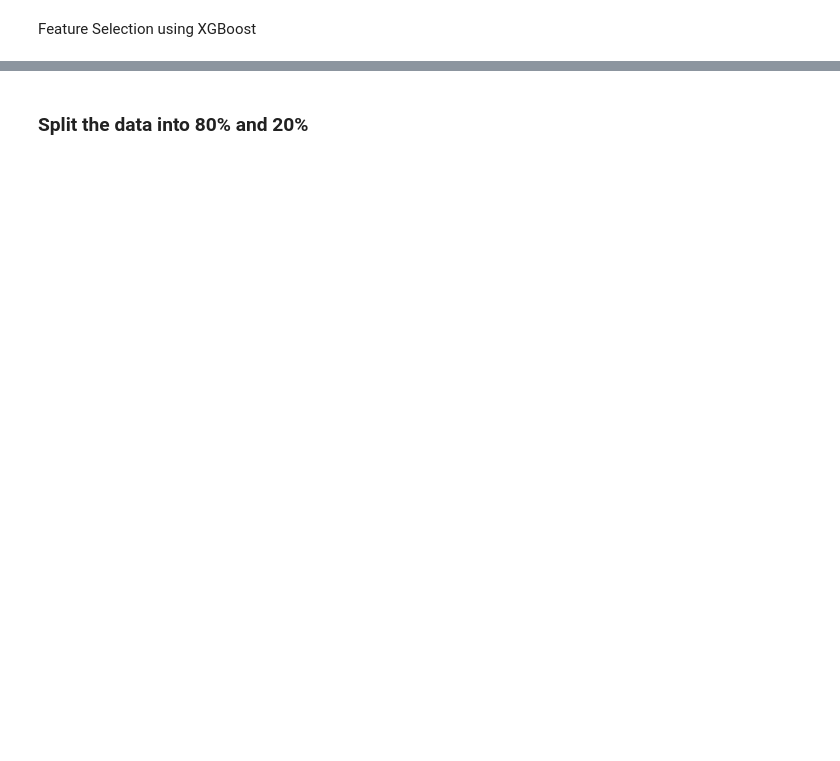
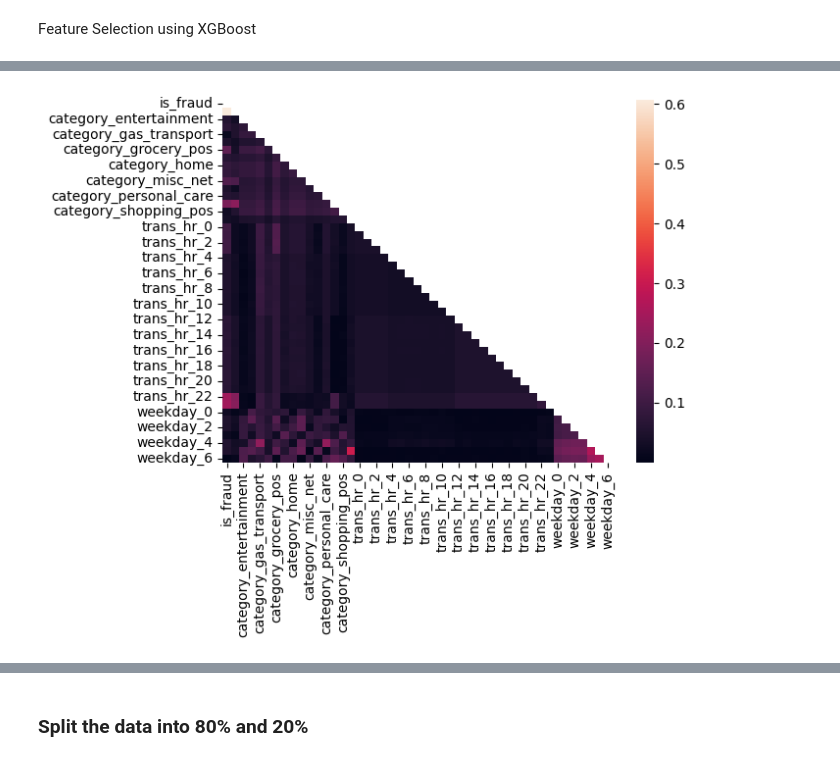
Before and after one commit to nagurao/sharing, a Jupyter notebook: FinalProject-Group4.ipynb, the cells around one changed output, grey strips where cells are left out. Cells and saved outputs as stored; diff of their text form; code cells hidden in the pictures; blank space fills up the shorter version.

```diff
--- a/FinalProject-Group4.ipynb
+++ b/FinalProject-Group4.ipynb
@@ -889,9 +889,9 @@ df = woe(df,woe_columns,woe_target_column)
 #i.e. If the column 'weekday' as values "Monday", "Tuesday" then post OHE teh columns would be 'weekday_monday','weekday_tuesday'
 #therby making it easy to understand the data.
 
-def ohe(df, col, save_encoder_to_file=False):
+def ohe(data, col, save_encoder_to_file=False):
     le = LabelEncoder()
-    a = le.fit_transform(df[col]).reshape(-1, 1)
+    a = le.fit_transform(data[col]).reshape(-1, 1)
     columns = [ f'{col}_{name}' for name in le.classes_ ]
     encoder = OneHotEncoder(sparse=False, categories='auto')
     if save_encoder_to_file:
@@ -899,3 +899,8 @@ def ohe(df, col, save_encoder_to_file=False):
         joblib.dump(encoder, encoder_filename)
     result = pd.DataFrame(encoder.fit_transform(a), columns=columns)
     return result.astype(int)
+# %%
+#Extracting the features and target variables
+X = df.drop(['is_fraud'], axis=1)
+y = df['is_fraud']
+X_train, X_test, y_train, y_test = train_test_split(X, y, test_size=0.2, random_state=15,stratify=y)
@@ -1315,0 +1417,11 @@ plt.show()
+# %%
+features_to_select = ['trans_date','trans_time','category','amt','accumulated_daily_usage','remaining_daily_limit','is_fraud']
+updated_df = df[features_to_select]
+
+updated_input_pipeline = Pipeline([
+    ('amount',AmountTransformer()),
+    ('merchant_cat', MerchantCatTransformer()),
+    ('datetime',DateTimeTransformer()),
+    ('drop_columns', ColumnDropTransformer(['category']))
+])
+final_df = updated_input_pipeline.fit_transform(updated_df)
@@ -1315,0 +1478,10 @@ plt.show()
+# %%
+#Corelation Matrix of the selected features.
+#We will explore further on the corelation
+corr_df = final_df.corr().abs()
+mask=np.triu(np.ones_like(corr_df,dtype=bool))
+triu_df = corr_df.mask(mask)
+sns.heatmap(triu_df,mask=mask)
+plt.show()
+# %% [output]
+[figure, added]
```
Also changed, not shown: parts of 38 cells of this notebook.
